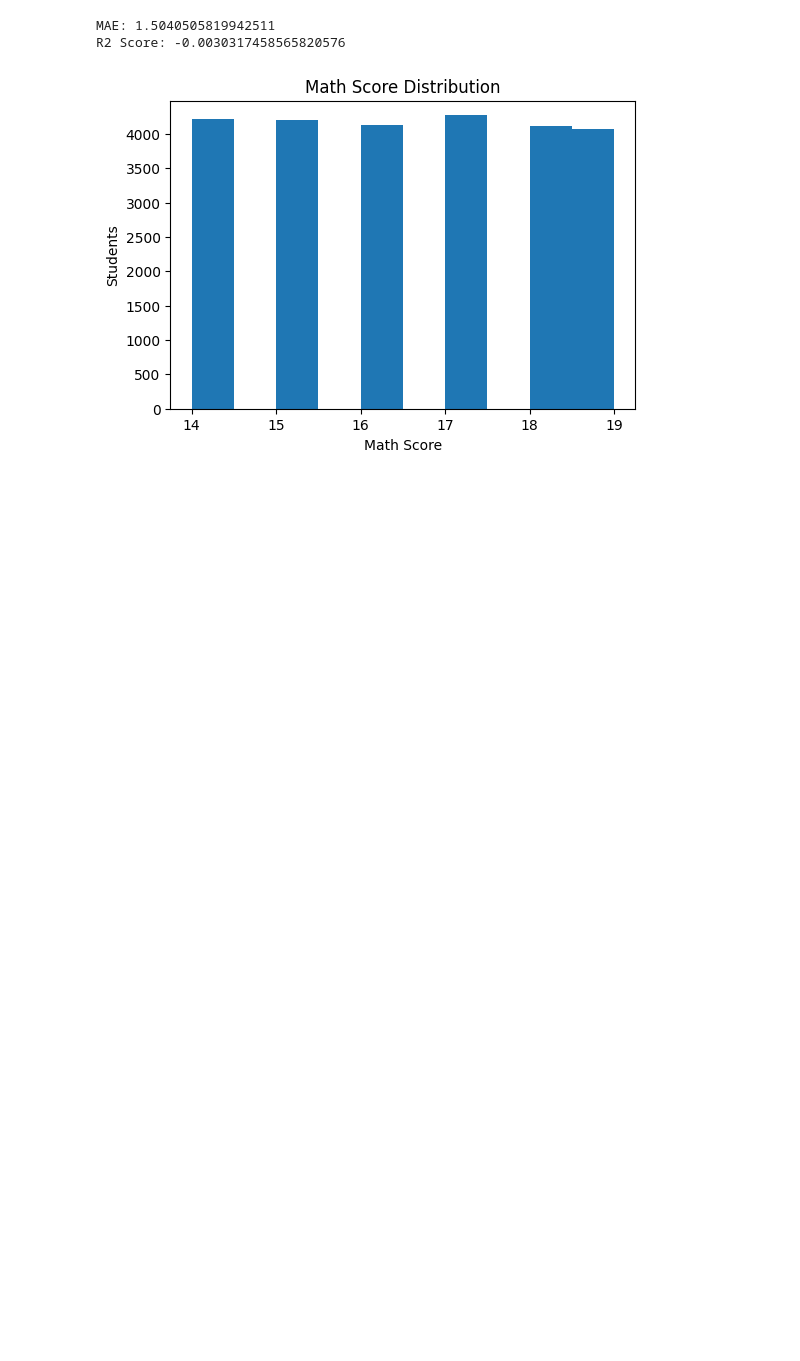
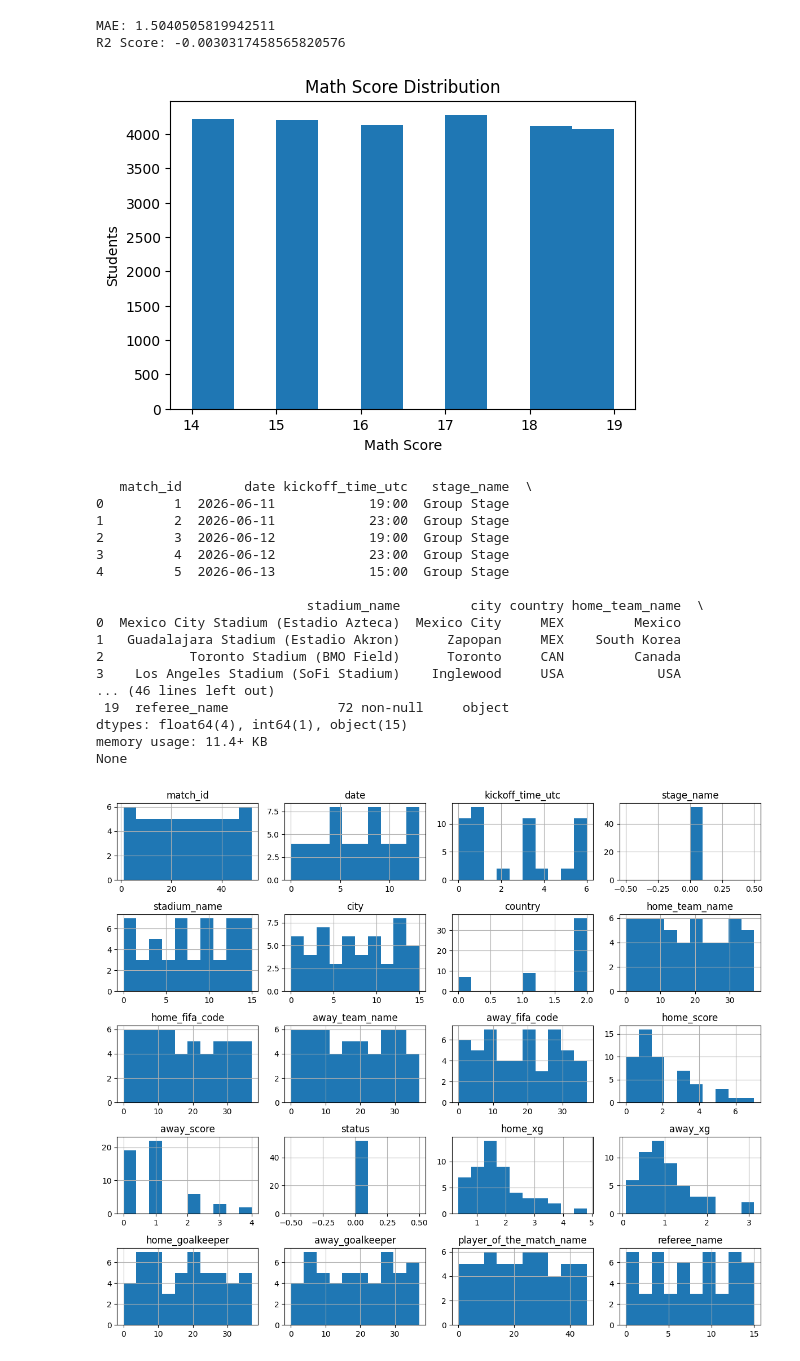
Before and after one commit to Vanshu2374/projects, a Jupyter notebook: MySql_project.ipynb, the cells around one changed output. Drawn from its saved outputs; the diff is of its cells as text; code cells hidden in the pictures; blank space fills up the shorter version.

```diff
--- a/MySql_project.ipynb
+++ b/MySql_project.ipynb
@@ -60,3 +60,75 @@ plt.show()
 MAE: 1.5040505819942511
 R2 Score: -0.0030317458565820576
 [figure]
+# %%
+
+
+# Import Libraries
+import numpy as np
+import pandas as pd
+import matplotlib.pyplot as plt
+
+from sklearn.model_selection import train_test_split
+from sklearn.preprocessing import LabelEncoder, StandardScaler
+from sklearn.linear_model import LinearRegression
+
+
+# Load Dataset
+df = pd.read_csv("matches_detailed.csv")
+
+# First 5 rows
+print(df.head())
+
+# Dataset Info
+print(df.info())
+
+# Remove Null Values
+df = df.dropna()
+
+# Convert Text Columns into Numbers
+le = LabelEncoder()
+
+for col in df.columns:
+    if df[col].dtype == 'object':
+         df[col] = le.fit_transform(df[col])
+
+
+
+# Train Test Split
+X_train, X_test, y_train, y_test = train_test_split(
+    X, y, test_size=0.2, random_state=42
+)
+
+# StandardScaler
+scaler = StandardScaler()
+X_train = scaler.fit_transform(X_train)
+X_test = scaler.transform(X_test)
+
+# Linear Regression Model
+model = LinearRegression()
+model.fit(X_train, y_train)
+
+# Prediction
+y_pred = model.predict(X_test)
+df.hist(figsize=(12,10))
+plt.tight_layout()
+plt.show()
+# %% [output]
+   match_id        date kickoff_time_utc   stage_name  \
+0         1  2026-06-11            19:00  Group Stage
+1         2  2026-06-11            23:00  Group Stage
+2         3  2026-06-12            19:00  Group Stage
+3         4  2026-06-12            23:00  Group Stage
+4         5  2026-06-13            15:00  Group Stage
+
+                           stadium_name         city country home_team_name  \
+0  Mexico City Stadium (Estadio Azteca)  Mexico City     MEX         Mexico
+1   Guadalajara Stadium (Estadio Akron)      Zapopan     MEX    South Korea
+2           Toronto Stadium (BMO Field)      Toronto     CAN         Canada
+3    Los Angeles Stadium (SoFi Stadium)    Inglewood     USA            USA
+... (46 lines left out)
+ 19  referee_name              72 non-null     object
+dtypes: float64(4), int64(1), object(15)
+memory usage: 11.4+ KB
+None
+[figure, added]
```
